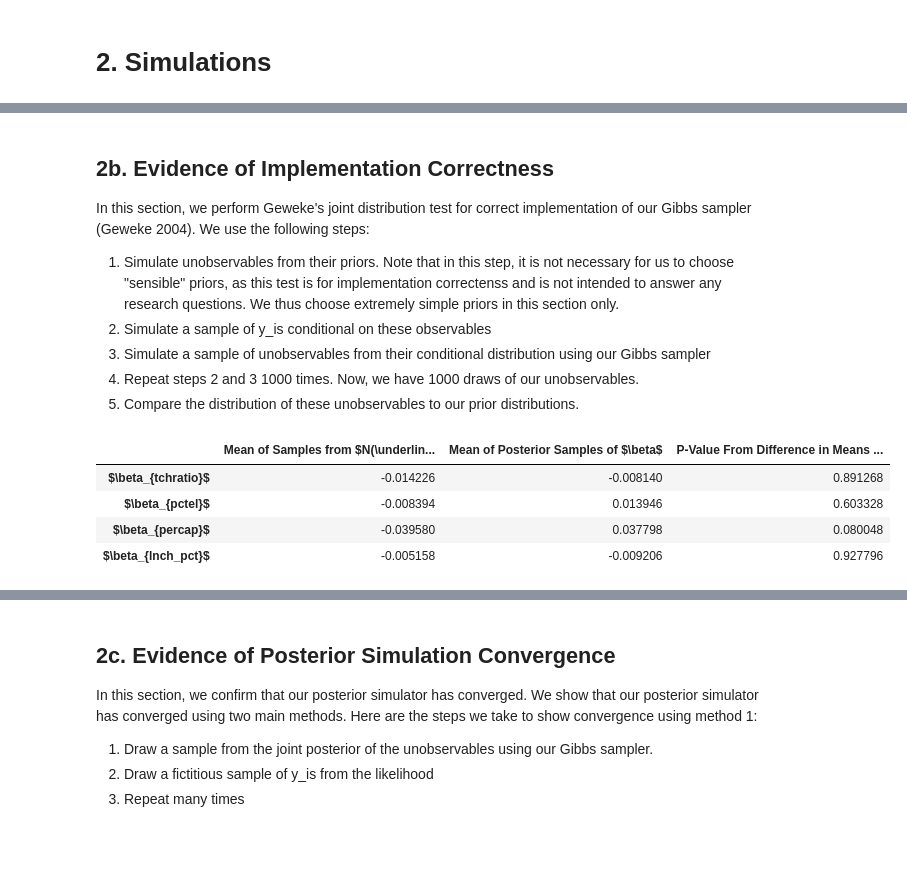
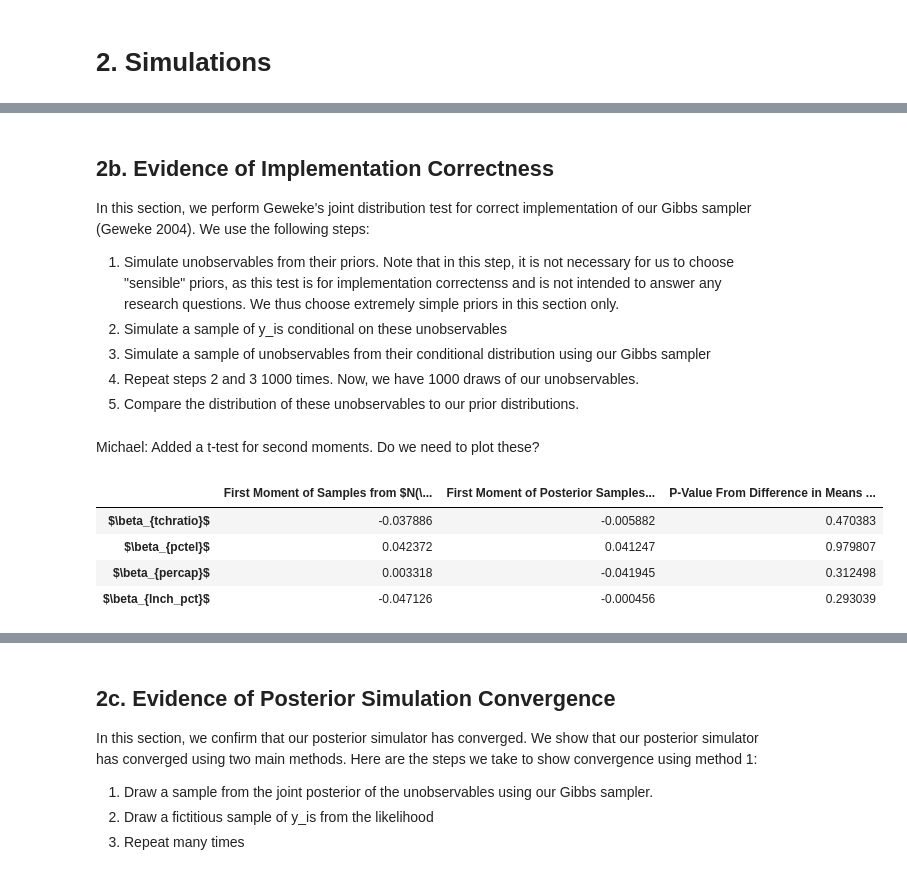
Before and after one commit to arjun-shanmugam/bayesian-linear-model, a Jupyter notebook: src/final_project.ipynb, the cells around one changed output, grey strips where cells are left out. Saved outputs shown, nothing was run; the diff lists cells and outputs as text; code cells hidden in the pictures; blank space fills up the shorter version.

```diff
--- a/src/final_project.ipynb
+++ b/src/final_project.ipynb
@@ -176,10 +232,12 @@ plt.close(fig)
 
 In this section, we perform Geweke's joint distribution test for correct implementation of our Gibbs sampler (Geweke 2004). We use the following steps:
 1. Simulate unobservables from their priors. Note that in this step, it is not necessary for us to choose "sensible" priors, as this test is for implementation correctenss and is not intended to answer any research questions. We thus choose extremely simple priors in this section only.
-2. Simulate a sample of y_is conditional on these observables
+2. Simulate a sample of y_is conditional on these unobservables
 3. Simulate a sample of unobservables from their conditional distribution using our Gibbs sampler
 4. Repeat steps 2 and 3 1000 times. Now, we have 1000 draws of our unobservables.
 5. Compare the distribution of these unobservables to our prior distributions.
+# %% [markdown]
+Michael: Added a t-test for second moments. Do we need to plot these?
 # %%
 # Temporarily set the prior parameters on our betas to something simple.
 simple_prior_parameters = prior_parameters.copy()
@@ -210,30 +268,30 @@ all_betas_posterior = np.vstack(all_betas_posterior)
 prior_parameters['beta_underbar'] = (np.linalg.inv(X.T @ X) @ (X.T @ y))
 prior_parameters['H_underbar'] = X.T @ X
 # %%
-# Test for equality of prior beta samples and simulated posterior beta samples.
+# Test for equality of prior beta samples and simulated posterior beta samples (first moment).
 
-geweke_test_results = pd.DataFrame(np.column_stack([np.mean(all_betas_prior, axis=0),
+geweke_test_results_first_moment = pd.DataFrame(np.column_stack([np.mean(all_betas_prior, axis=0),
                                     np.mean(all_betas_posterior, axis=0),
                                     stats.ttest_ind(all_betas_prior, all_betas_posterior, axis=0).pvalue]),
-                                   columns=["Mean of Samples from $N(\\underline{0}, I_k)$",
-                                            "Mean of Posterior Samples of $\\beta$",
+                                   columns=["First Moment of Samples from $N(\\underline{0}, I_k)$",
+                                            "First Moment of Posterior Samples of $\\beta$",
                                             "P-Value From Difference in Means Test"],
                                    index=["$\\beta_{tchratio}$", "$\\beta_{pctel}$", "$\\beta_{percap}$", "$\\beta_{lnch_pct}$"])
 # Export to LaTeX.
-filename = os.path.join(OUTPUT_TABLES, "geweke_joint_distribution_test.tex")
-latex = (geweke_test_results
+filename = os.path.join(OUTPUT_TABLES, "geweke_joint_distribution_test_first_moment.tex")
+latex = (geweke_test_results_first_moment
          .style
          .format(formatter="{:,.2f}")
          .to_latex(None,
                    column_format="lccc",
                    hrules=True,
                    clines="skip-last;data")).replace("{*}", "{4cm}")
 with open(filename, 'w') as file:
     file.write(latex)
-geweke_test_results
+geweke_test_results_first_moment
 # %% [output]
-|  | Mean of Samples from $N(\underlin... | Mean of Posterior Samples of $\beta$ | P-Value From Difference in Means ... |
-| $\beta_{tchratio}$ | -0.014226 | -0.008140 | 0.891268 |
-| $\beta_{pctel}$ | -0.008394 | 0.013946 | 0.603328 |
-| $\beta_{percap}$ | -0.039580 | 0.037798 | 0.080048 |
-| $\beta_{lnch_pct}$ | -0.005158 | -0.009206 | 0.927796 |
+|  | First Moment of Samples from $N(\... | First Moment of Posterior Samples... | P-Value From Difference in Means ... |
+| $\beta_{tchratio}$ | -0.037886 | -0.005882 | 0.470383 |
+| $\beta_{pctel}$ | 0.042372 | 0.041247 | 0.979807 |
+| $\beta_{percap}$ | 0.003318 | -0.041945 | 0.312498 |
+| $\beta_{lnch_pct}$ | -0.047126 | -0.000456 | 0.293039 |
```
Also changed, not shown: parts of 11 cells of this notebook, 6 other files.
